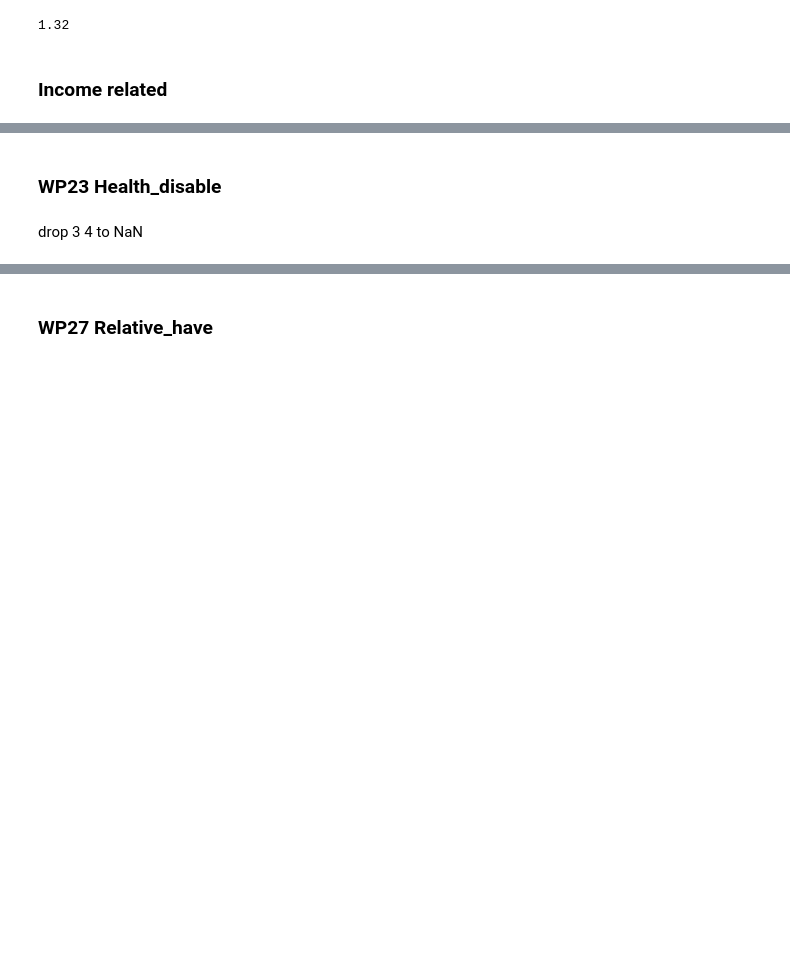
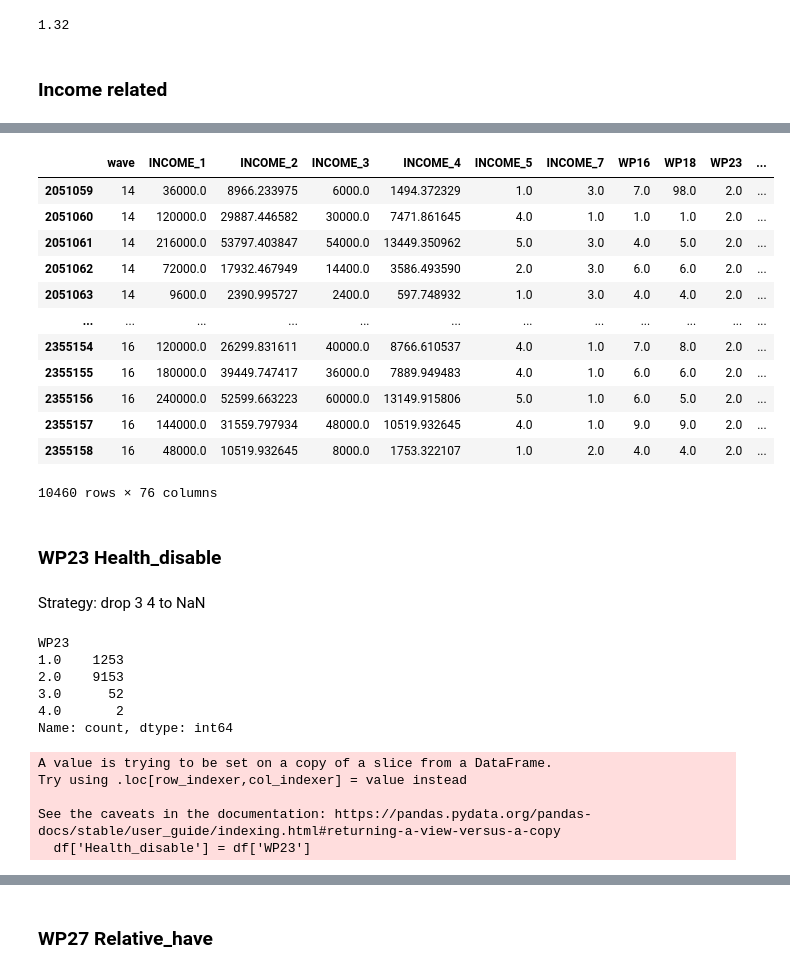
Before and after one commit to MichaelChaoLi-cpu/Course01_DataScienceForBa, a Jupyter notebook: Code/C01_DataWashing_v1.ipynb, the cells around one changed output, grey strips where cells are left out. Cells and saved outputs as stored; diff of their text form; code cells hidden in the pictures; blank space fills up the shorter version.

```diff
--- a/Code/C01_DataWashing_v1.ipynb
+++ b/Code/C01_DataWashing_v1.ipynb
@@ -486,0 +523,5 @@ print(df[code].value_counts(dropna=False).sort_index())
+# %%
+code = 'INCOME_2'
+name = 'Real_income'
+# %%
+df[name] = df[code]
@@ -487,8 +550,37 @@ print(df[code].value_counts(dropna=False).sort_index())
+# %%
+df
+# %% [output]
+|  | wave | INCOME_1 | INCOME_2 | INCOME_3 | INCOME_4 | INCOME_5 | INCOME_7 | WP16 | WP18 | WP23 | ... |
+| 2051059 | 14 | 36000.0 | 8966.233975 | 6000.0 | 1494.372329 | 1.0 | 3.0 | 7.0 | 98.0 | 2.0 | ... |
+| 2051060 | 14 | 120000.0 | 29887.446582 | 30000.0 | 7471.861645 | 4.0 | 1.0 | 1.0 | 1.0 | 2.0 | ... |
+| 2051061 | 14 | 216000.0 | 53797.403847 | 54000.0 | 13449.350962 | 5.0 | 3.0 | 4.0 | 5.0 | 2.0 | ... |
+| 2051062 | 14 | 72000.0 | 17932.467949 | 14400.0 | 3586.493590 | 2.0 | 3.0 | 6.0 | 6.0 | 2.0 | ... |
+| 2051063 | 14 | 9600.0 | 2390.995727 | 2400.0 | 597.748932 | 1.0 | 3.0 | 4.0 | 4.0 | 2.0 | ... |
+| ... | ... | ... | ... | ... | ... | ... | ... | ... | ... | ... | ... |
+| 2355154 | 16 | 120000.0 | 26299.831611 | 40000.0 | 8766.610537 | 4.0 | 1.0 | 7.0 | 8.0 | 2.0 | ... |
+| 2355155 | 16 | 180000.0 | 39449.747417 | 36000.0 | 7889.949483 | 4.0 | 1.0 | 6.0 | 6.0 | 2.0 | ... |
+| 2355156 | 16 | 240000.0 | 52599.663223 | 60000.0 | 13149.915806 | 5.0 | 1.0 | 6.0 | 5.0 | 2.0 | ... |
+| 2355157 | 16 | 144000.0 | 31559.797934 | 48000.0 | 10519.932645 | 4.0 | 1.0 | 9.0 | 9.0 | 2.0 | ... |
+| 2355158 | 16 | 48000.0 | 10519.932645 | 8000.0 | 1753.322107 | 1.0 | 2.0 | 4.0 | 4.0 | 2.0 | ... |
+10460 rows × 76 columns
 # %% [markdown]
 ### WP23 Health_disable
 # %% [markdown]
-drop 3 4 to NaN
+Strategy: drop 3 4 to NaN
 # %%
 df['WP23'].value_counts(dropna=False).sort_index()
+# %% [output]
+WP23
+1.0    1253
+2.0    9153
+3.0      52
+4.0       2
+Name: count, dtype: int64
 # %%
 df['Health_disable'] = df['WP23']
+# %% [output]
+A value is trying to be set on a copy of a slice from a DataFrame.
+Try using .loc[row_indexer,col_indexer] = value instead
+
+See the caveats in the documentation: https://pandas.pydata.org/pandas-docs/stable/user_guide/indexing.html#returning-a-view-versus-a-copy
+  df['Health_disable'] = df['WP23']
```
Also changed, not shown: parts of 49 cells of this notebook, 1 other file.
